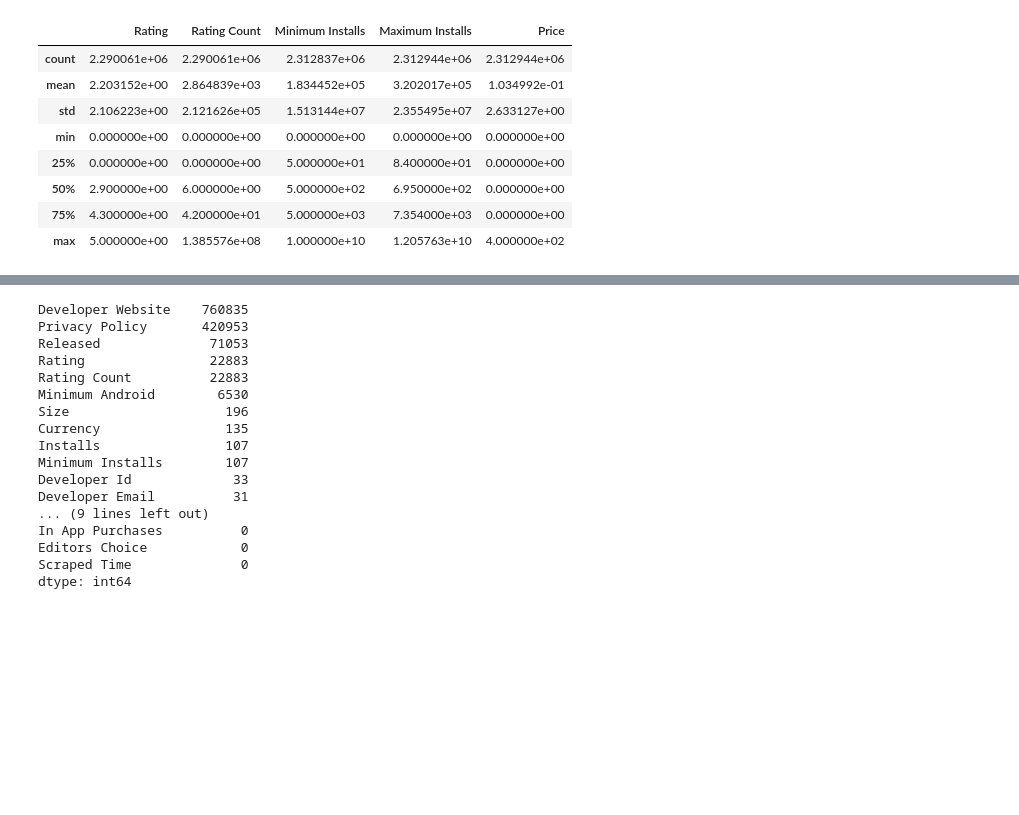
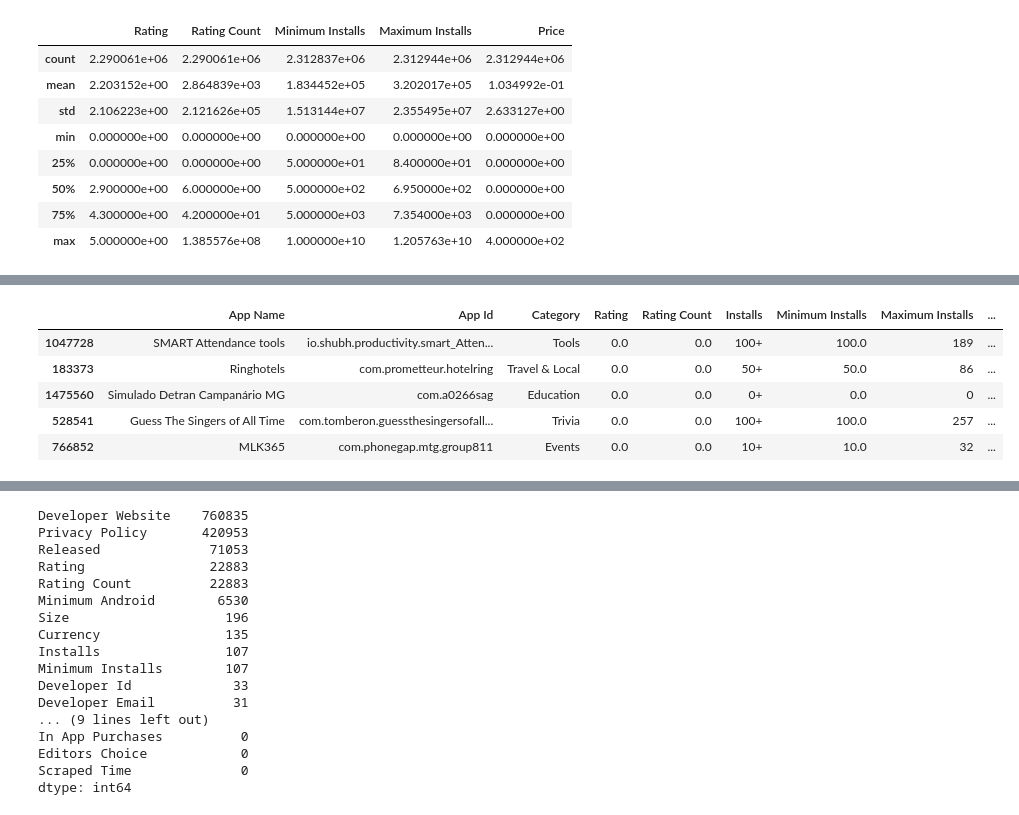
Before and after one commit to mozammilkarim/app_store_data_eda, a Jupyter notebook: app_store.ipynb, the cells around one changed output, grey strips where cells are left out. Saved outputs shown, nothing was run; the diff lists cells and outputs as text; code cells hidden in the pictures; blank space fills up the shorter version.

```diff
--- a/app_store.ipynb
+++ b/app_store.ipynb
@@ -112 +129,10 @@ df.describe()
+# %%
+df.loc[df["Rating"]==0].sample(5)
+# %% [output]
+|  | App Name | App Id | Category | Rating | Rating Count | Installs | Minimum Installs | Maximum Installs | ... |
+| 1047728 | SMART Attendance tools | io.shubh.productivity.smart_Atten... | Tools | 0.0 | 0.0 | 100+ | 100.0 | 189 | ... |
+| 183373 | Ringhotels | com.prometteur.hotelring | Travel & Local | 0.0 | 0.0 | 50+ | 50.0 | 86 | ... |
+| 1475560 | Simulado Detran Campanário MG | com.a0266sag | Education | 0.0 | 0.0 | 0+ | 0.0 | 0 | ... |
+| 528541 | Guess The Singers of All Time | com.tomberon.guessthesingersofall... | Trivia | 0.0 | 0.0 | 100+ | 100.0 | 257 | ... |
+| 766852 | MLK365 | com.phonegap.mtg.group811 | Events | 0.0 | 0.0 | 10+ | 10.0 | 32 | ... |
 # %%
```
Also changed, not shown: parts of 66 cells of this notebook.
